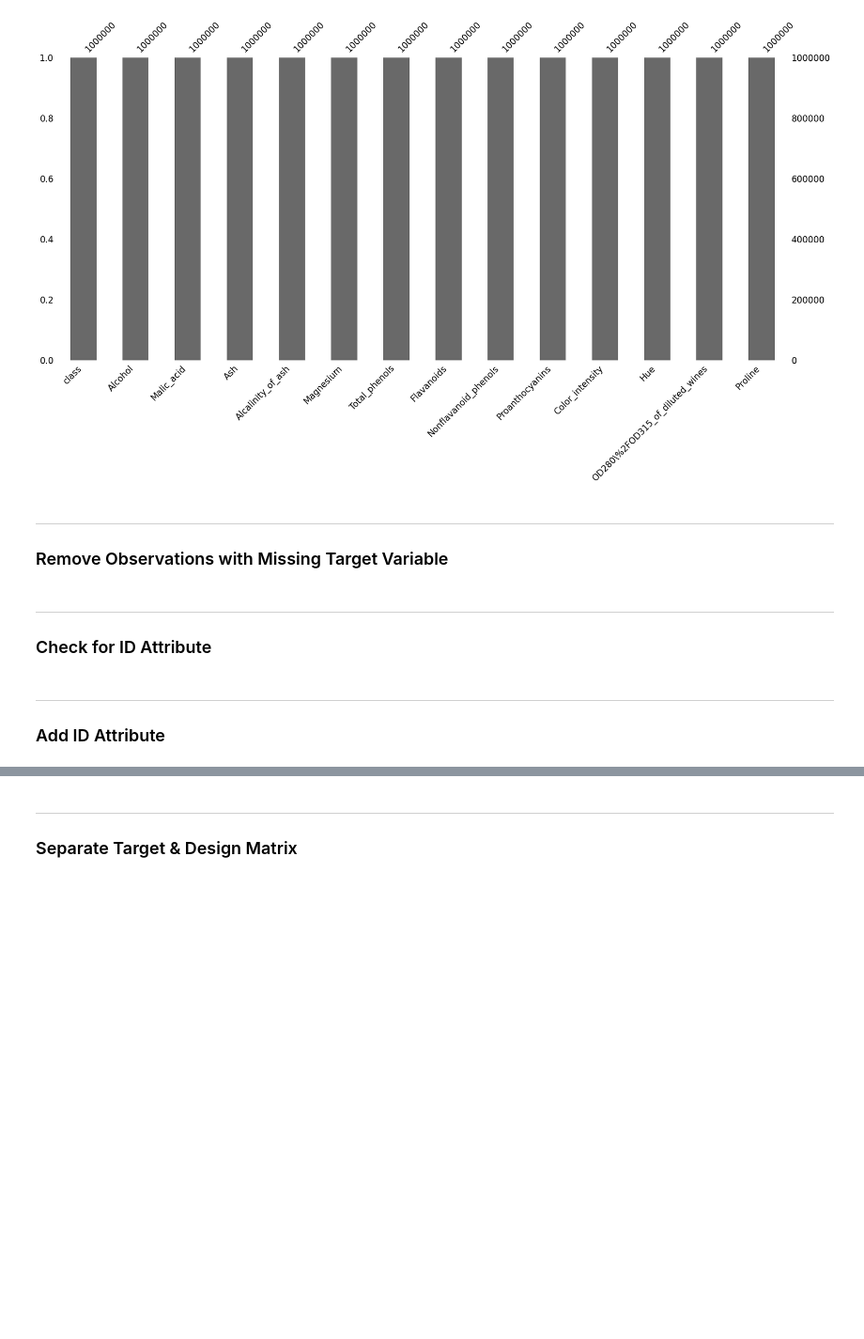
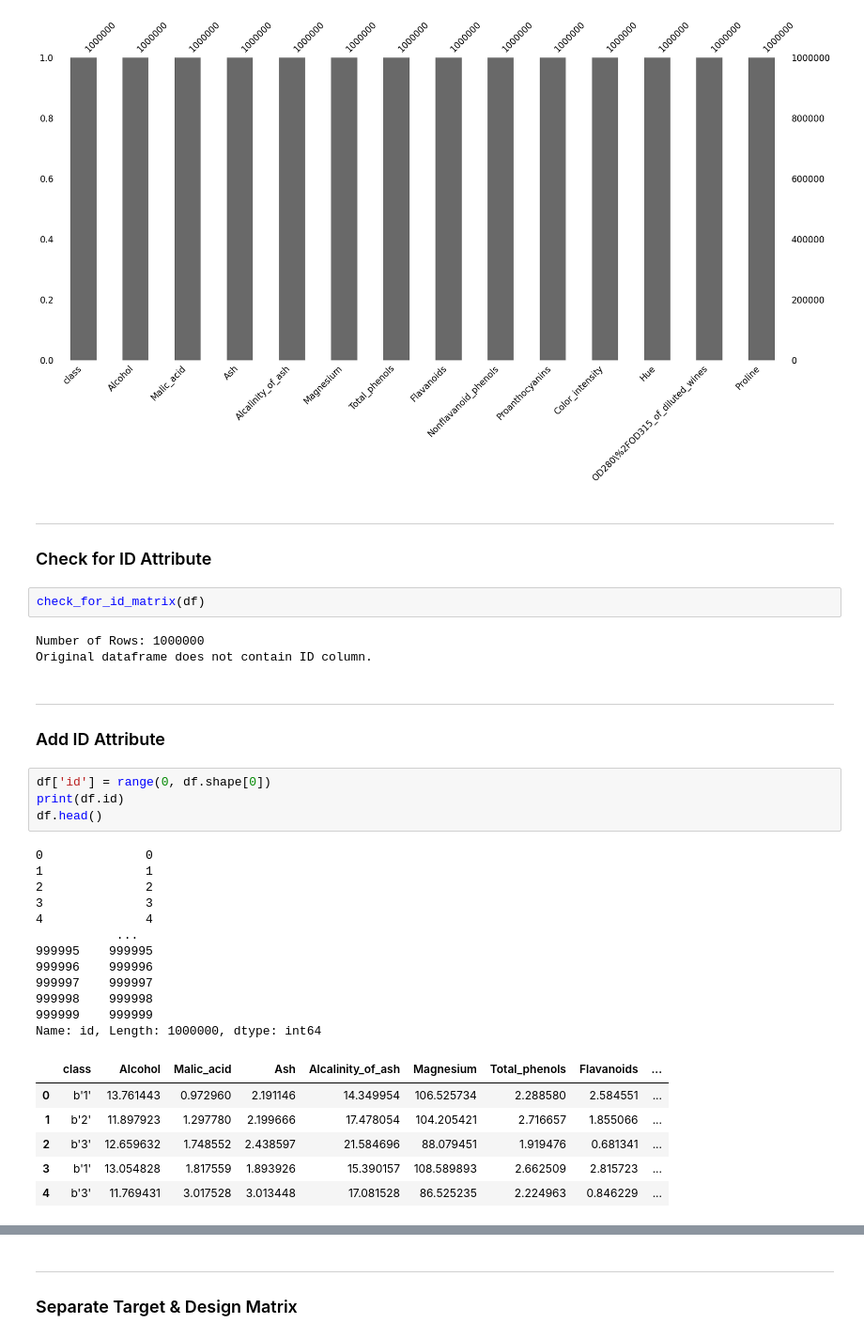
Before and after one commit to mmkke/DS5230_clustering_project, a Jupyter notebook: notebooks/ds5230_phase1.ipynb, the cells around one changed output, grey strips where cells are left out. Shown: that part at 94% size. Saved outputs shown, nothing was run; the diff lists cells and outputs as text; blank space fills up the shorter version.

```diff
--- a/notebooks/ds5230_phase1.ipynb
+++ b/notebooks/ds5230_phase1.ipynb
@@ -98,12 +99,37 @@ df['class'].isna().sum()
 msno.bar(df);
 # %% [output]
 [figure]
-# %% [markdown]
-___
-### Remove Observations with Missing Target Variable
 # %% [markdown]
 ___
 ### Check for ID Attribute
+# %%
+check_for_id_matrix(df)
+# %% [output]
+Number of Rows: 1000000
+Original dataframe does not contain ID column.
 # %% [markdown]
 ___
 ### Add ID Attribute
+# %%
+df['id'] = range(0, df.shape[0])
+print(df.id)
+df.head()
+# %% [output]
+0              0
+1              1
+2              2
+3              3
+4              4
+           ...
+999995    999995
+999996    999996
+999997    999997
+999998    999998
+999999    999999
+Name: id, Length: 1000000, dtype: int64
+|  | class | Alcohol | Malic_acid | Ash | Alcalinity_of_ash | Magnesium | Total_phenols | Flavanoids | ... |
+| 0 | b'1' | 13.761443 | 0.972960 | 2.191146 | 14.349954 | 106.525734 | 2.288580 | 2.584551 | ... |
+| 1 | b'2' | 11.897923 | 1.297780 | 2.199666 | 17.478054 | 104.205421 | 2.716657 | 1.855066 | ... |
+| 2 | b'3' | 12.659632 | 1.748552 | 2.438597 | 21.584696 | 88.079451 | 1.919476 | 0.681341 | ... |
+| 3 | b'1' | 13.054828 | 1.817559 | 1.893926 | 15.390157 | 108.589893 | 2.662509 | 2.815723 | ... |
+| 4 | b'3' | 11.769431 | 3.017528 | 3.013448 | 17.081528 | 86.525235 | 2.224963 | 0.846229 | ... |
```
Also changed, not shown: parts of 9 cells of this notebook, 1 other file.
